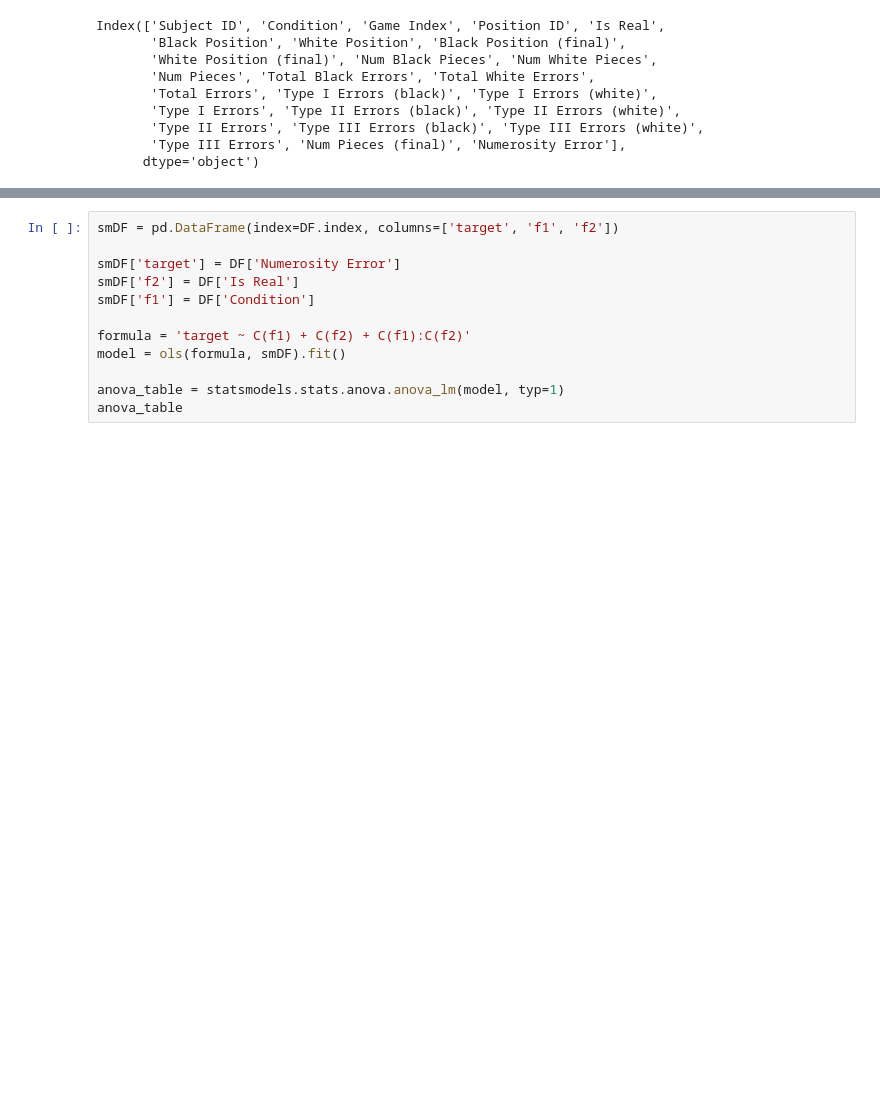
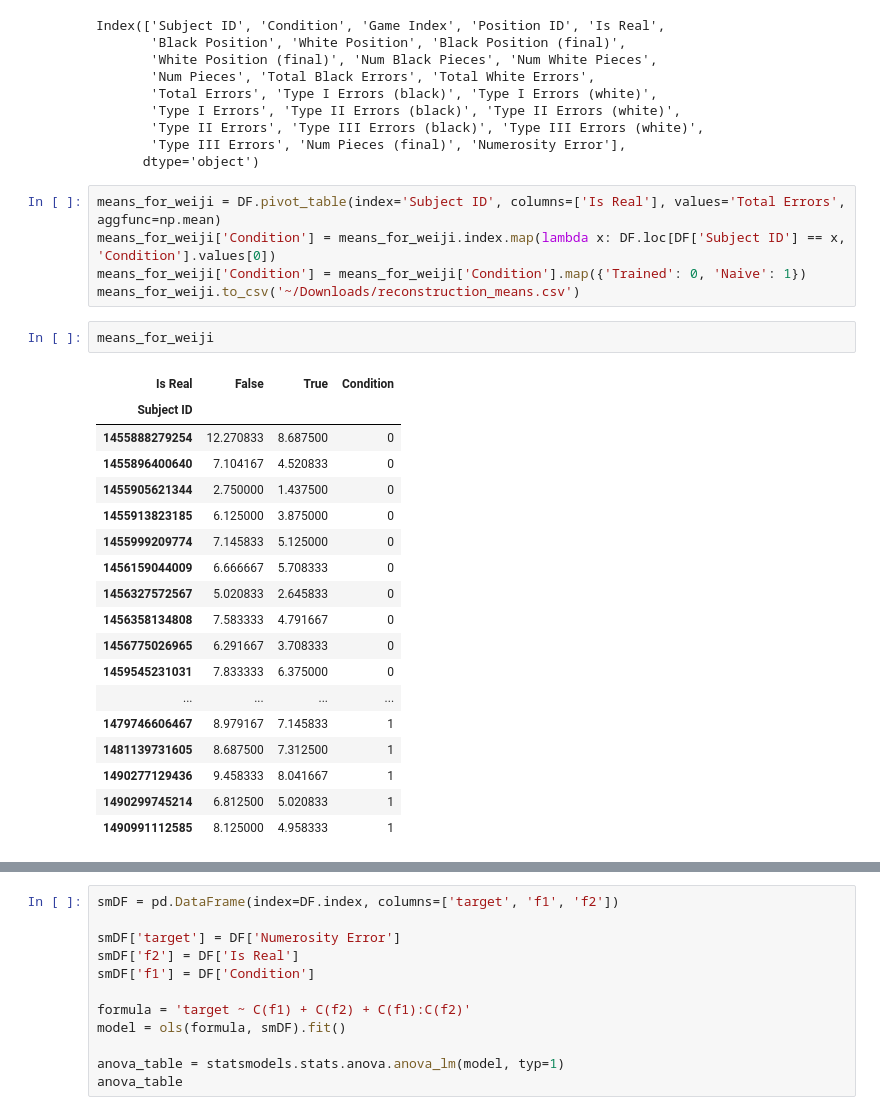
Before and after one commit to galbiati/mnk-cleaning-analysis, a Jupyter notebook: src/4 Data Cleaning and Exploration.ipynb, the cells around one changed output, grey strips where cells are left out. Drawn from its saved outputs; the diff is of its cells as text; blank space fills up the shorter version.

```diff
--- a/src/4 Data Cleaning and Exploration.ipynb
+++ b/src/4 Data Cleaning and Exploration.ipynb
@@ -262,6 +284,32 @@ Index(['Subject ID', 'Condition', 'Game Index', 'Position ID', 'Is Real',
        'Type II Errors', 'Type III Errors (black)', 'Type III Errors (white)',
        'Type III Errors', 'Num Pieces (final)', 'Numerosity Error'],
       dtype='object')
+# %%
+means_for_weiji = DF.pivot_table(index='Subject ID', columns=['Is Real'], values='Total Errors', aggfunc=np.mean)
+means_for_weiji['Condition'] = means_for_weiji.index.map(lambda x: DF.loc[DF['Subject ID'] == x, 'Condition'].values[0])
+means_for_weiji['Condition'] = means_for_weiji['Condition'].map({'Trained': 0, 'Naive': 1})
+means_for_weiji.to_csv('~/Downloads/reconstruction_means.csv')
+# %%
+means_for_weiji
+# %% [output]
+| Is Real | False | True | Condition |
+| Subject ID |  |  |  |
+| 1455888279254 | 12.270833 | 8.687500 | 0 |
+| 1455896400640 | 7.104167 | 4.520833 | 0 |
+| 1455905621344 | 2.750000 | 1.437500 | 0 |
+| 1455913823185 | 6.125000 | 3.875000 | 0 |
+| 1455999209774 | 7.145833 | 5.125000 | 0 |
+| 1456159044009 | 6.666667 | 5.708333 | 0 |
+| 1456327572567 | 5.020833 | 2.645833 | 0 |
+| 1456358134808 | 7.583333 | 4.791667 | 0 |
+| 1456775026965 | 6.291667 | 3.708333 | 0 |
+| 1459545231031 | 7.833333 | 6.375000 | 0 |
+| ... | ... | ... | ... |
+| 1479746606467 | 8.979167 | 7.145833 | 1 |
+| 1481139731605 | 8.687500 | 7.312500 | 1 |
+| 1490277129436 | 9.458333 | 8.041667 | 1 |
+| 1490299745214 | 6.812500 | 5.020833 | 1 |
+| 1490991112585 | 8.125000 | 4.958333 | 1 |
 # %%
 smDF = pd.DataFrame(index=DF.index, columns=['target', 'f1', 'f2'])
 
```
Also changed, not shown: parts of 6 cells of this notebook, 2 other files.
